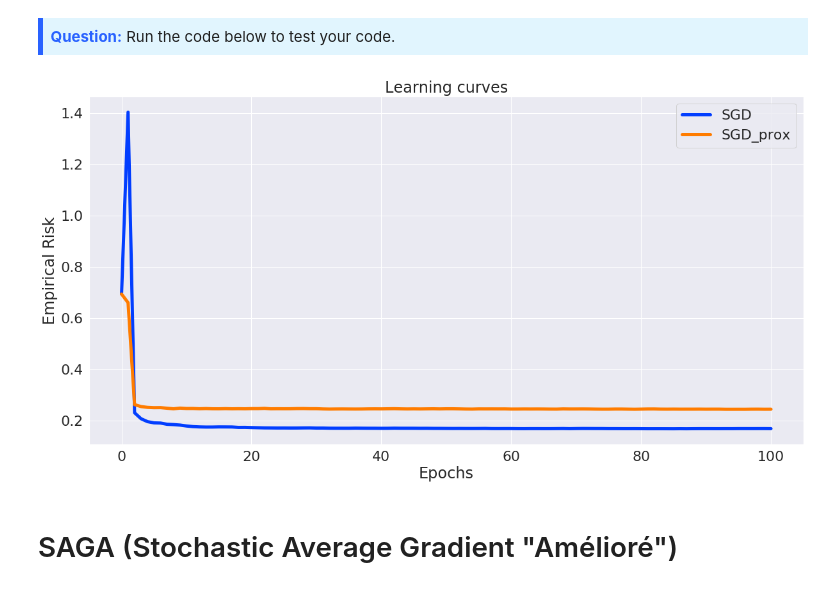
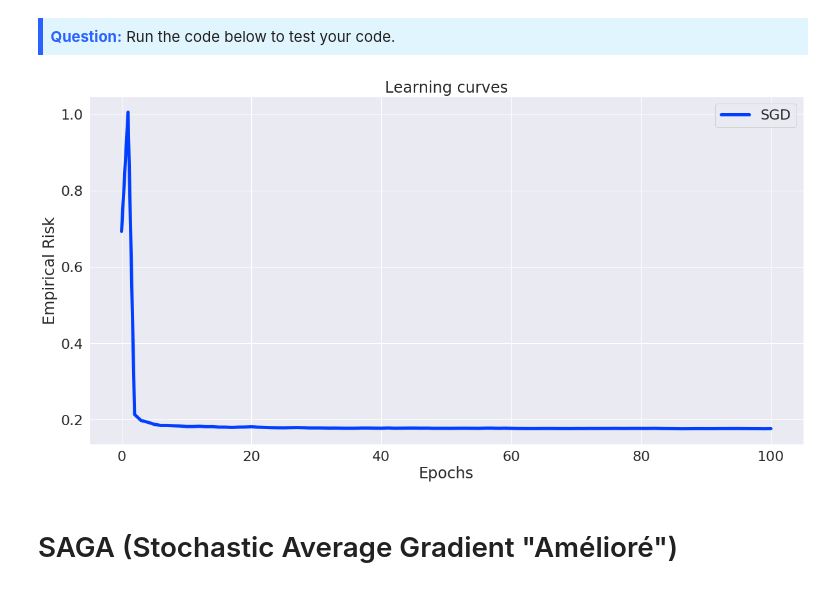
Before and after one commit to BeGIMATH/CDO_LAB, a Jupyter notebook: lab.ipynb, the cells around one changed output. Saved outputs shown, nothing was run; the diff lists cells and outputs as text; code cells hidden in the pictures.

```diff
--- a/lab.ipynb
+++ b/lab.ipynb
@@ -267,8 +272,5 @@ from lib.visuals import learning_curve
 clf_gd = LogisticRegression(solver='gd',l2=0.01, max_iter=1000)
 clf_gd.fit(A_train, b_train)
 
-clf_gd_prox = LogisticRegression(solver='gd_prox',l1=0.01,l2=0.01, max_iter=1000)
-clf_gd_prox.fit(A_train, b_train)
-
-learning_curve(GD=clf_gd,GD_PROX=clf_gd_prox)
+learning_curve(GD=clf_gd)
 # %% [output]
@@ -342,14 +344,9 @@ def SGD(x0, grad, prox, max_iter, n, L, mu):
 # %%
 clf_sgd = LogisticRegression(solver='sgd',l2=0.01,max_iter=100*len(b_train))
 clf_sgd.fit(A_train, b_train)
 
-clf_sgd_prox = LogisticRegression(solver='sgd_prox',l1=0.01,l2=0.01,max_iter=100*len(b_train))
-clf_sgd_prox.fit(A_train, b_train)
-
-
-
-learning_curve(SGD=clf_sgd,SGD_prox=clf_sgd_prox)
+learning_curve(SGD=clf_sgd)
 # %% [output]
-[figure, old version]
+[figure, new version]
 # %% [markdown]
 # SAGA (Stochastic Average Gradient "Amélioré")
```
Also changed, not shown: parts of 36 cells of this notebook, 1 other file.
